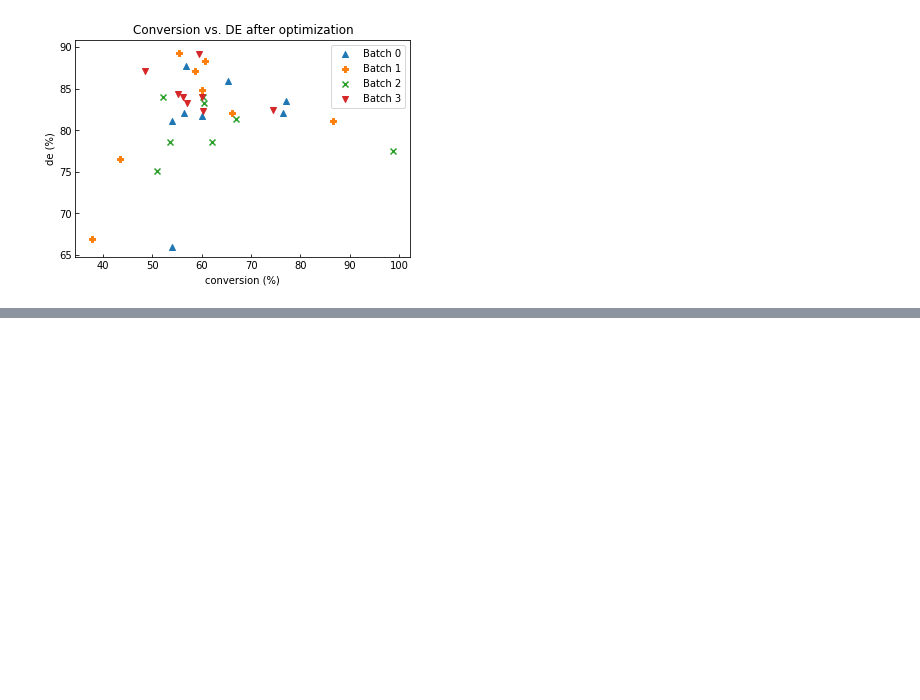
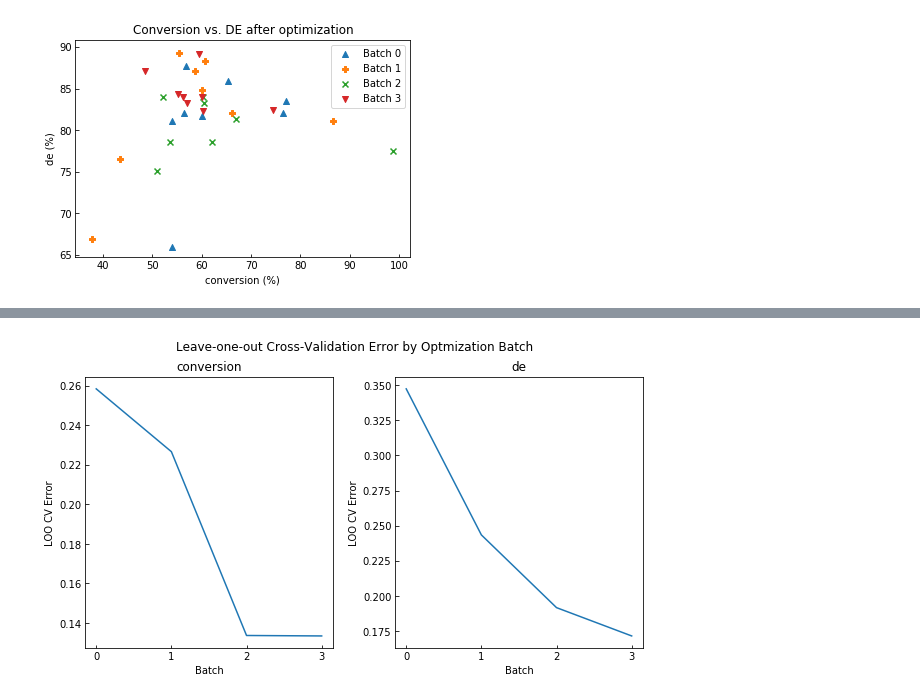
Before and after one commit to sustainable-processes/summit, a Jupyter notebook: case_studies/in_silico_studies/solvent_optimization_visualization.ipynb, the cells around one changed output, grey strips where cells are left out. Saved outputs shown, nothing was run; the diff lists cells and outputs as text; code cells hidden in the pictures; blank space fills up the shorter version.

```diff
--- a/case_studies/in_silico_studies/solvent_optimization_visualization.ipynb
+++ b/case_studies/in_silico_studies/solvent_optimization_visualization.ipynb
@@ -84,0 +113,16 @@ plt.savefig('outputs/solvent_optimization_molecular_descriptors.svg')
+# %%
+fig, axes = plt.subplots(1, 2, figsize=(10,5))
+fig.subplots_adjust(hspace=0.2, wspace=0.25)
+linestyles = ['-', '--', ':']
+for j, ax in enumerate(axes):
+    ax.plot(np.arange(0, num_batches-1, 1, dtype=int), loo_errors[:,j])
+    ax.set_ylabel('LOO CV Error')
+    ax.set_xlabel('Batch')
+    ax.set_title(titles[j])
+    ax.set_xticks(np.arange(0, num_batches-1, 1, dtype=int),minor=False)
+    ax.tick_params(direction='in')
+fig.suptitle('Leave-one-out Cross-Validation Error by Optmization Batch')
+plt.savefig('outputs/solvent_optimization_molecular_descriptors_loo_cv.png')
+plt.savefig('outputs/solvent_optimization_molecular_descriptors_loo_cv.svg')
+# %% [output]
+[figure, added]
```
Also changed, not shown: parts of 4 cells of this notebook, 11 other files.
